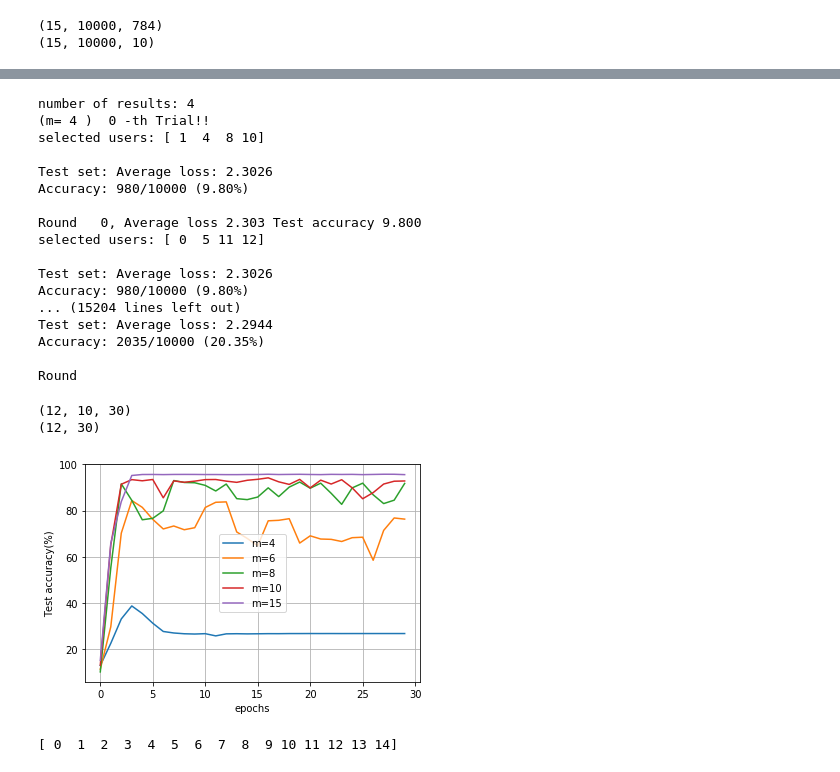
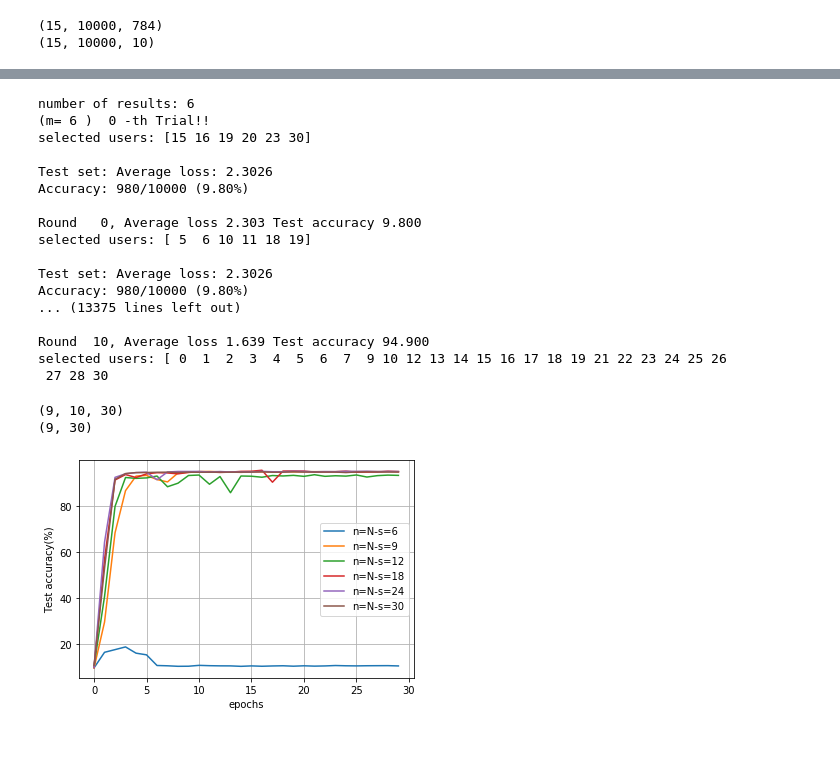
Before and after one commit to jinhyun-so/CodedPrivateNN, a Jupyter notebook: BACC_MNIST.ipynb, the cells around one changed output, grey strips where cells are left out. Cells and saved outputs as stored; diff of their text form; code cells hidden in the pictures; blank space fills up the shorter version.

Commit message:
Update interpretation of BACC

```diff
--- a/BACC_MNIST.ipynb
+++ b/BACC_MNIST.ipynb
@@ -467,0 +717,20 @@ print(y_tilde.shape)
+# %%
+from utils.functions import *
+import math
+
+N= args.num_users
+K= args.num_partition
+
+
+j_array = np.array(range(K))
+# print("j: ",(2*j_array+1)*math.pi/2/K,'\n')
+
+alpha_array = np.cos((2*j_array+1)*math.pi/(2*K)) #np.cos((2*j_array+1)*math.pi/(2*K))
+print("alpha_array: ",alpha_array,'\n')
+
+i_array = np.array(range(N))
+z_array = np.cos(i_array*2*math.pi/N/2) # np.cos(i_array*2*math.pi/N/2)
+print("z_array: ",z_array,'\n')
+
+X_tilde = BACC_Enc(encoding_input_array_np, alpha_array, z_array)
+y_tilde = BACC_Enc(encoding_label_array_np, alpha_array, z_array)
@@ -479,12 +762,13 @@ best_loss = None
 N_trials = 10
 N_epochs = 30
 
-m_array = np.array(range(4,16))
+m_array = np.array([6,9,12,15,18,21,24,27,30]) # m is the number of received result @ master
 loss_test_arr = np.empty((len(m_array),N_trials,N_epochs))
 acc_test_arr  = np.empty((len(m_array),N_trials,N_epochs))
 
 for m_idx in range(len(m_array)):
-    m = m_array[m_idx]
+
+    m = m_array[m_idx] # m is the number of received result @ master
     print('number of results:',m)
 
     for trial_idx in range(N_trials):
@@ -533,46 +817,47 @@ for m_idx in range(len(m_array)):
                 print('Round {:3d}, Average loss {:.3f} Test accuracy {:.3f}'.format(iter, loss_test, acc_test))
             #print(loss_train)
 # %% [output]
-number of results: 4
-(m= 4 )  0 -th Trial!!
-selected users: [ 1  4  8 10]
+number of results: 6
+(m= 6 )  0 -th Trial!!
+selected users: [15 16 19 20 23 30]
 
 Test set: Average loss: 2.3026
 Accuracy: 980/10000 (9.80%)
 
 Round   0, Average loss 2.303 Test accuracy 9.800
-selected users: [ 0  5 11 12]
+selected users: [ 5  6 10 11 18 19]
 
 Test set: Average loss: 2.3026
 Accuracy: 980/10000 (9.80%)
-... (15204 lines left out)
-Test set: Average loss: 2.2944
-Accuracy: 2035/10000 (20.35%)
+... (13375 lines left out)
 
-Round
+Round  10, Average loss 1.639 Test accuracy 94.900
+selected users: [ 0  1  2  3  4  5  6  7  9 10 12 13 14 15 16 17 18 19 21 22 23 24 25 26
+ 27 28 30
 # %%
-sel_m=10
-sel_trial=0
+# m_array = np.array([6,9,12,15,18,21,24,27,30])
 
 plot_acc = np.mean(acc_test_arr, axis=1)
 print(acc_test_arr.shape)
 print(plot_acc.shape)
 
-plt.plot(plot_acc[0,:],label='m=4')
-plt.plot(plot_acc[2,:],label='m=6')
-plt.plot(plot_acc[4,:],label='m=8')
-plt.plot(plot_acc[6,:],label='m=10')
-plt.plot(plot_acc[11,:],label='m=15')
+plt.plot(plot_acc[0,:],label='n=N-s=6')
+plt.plot(plot_acc[1,:],label='n=N-s=9')
+plt.plot(plot_acc[2,:],label='n=N-s=12')
+plt.plot(plot_acc[4,:],label='n=N-s=18')
+plt.plot(plot_acc[6,:],label='n=N-s=24')
+plt.plot(plot_acc[8,:],label='n=N-s=30')
 plt.legend()
 plt.grid()
 plt.xlabel('epochs')
 plt.ylabel('Test accuracy(%)')
 plt.show()
+
+import pickle
+
+filehandler = open("./plot/MNIST_LeNet_N31_K12_test_acc","wb")
+pickle.dump(acc_test_arr,filehandler)
 # %% [output]
-(12, 10, 30)
-(12, 30)
+(9, 10, 30)
+(9, 30)
-[figure, old version]
+[figure, new version]
-# %%
-print(np.sort(idxs_users))
-# %% [output]
-[ 0  1  2  3  4  5  6  7  8  9 10 11 12 13 14]
```
Also changed, not shown: parts of 14 cells of this notebook, 7 other files.
